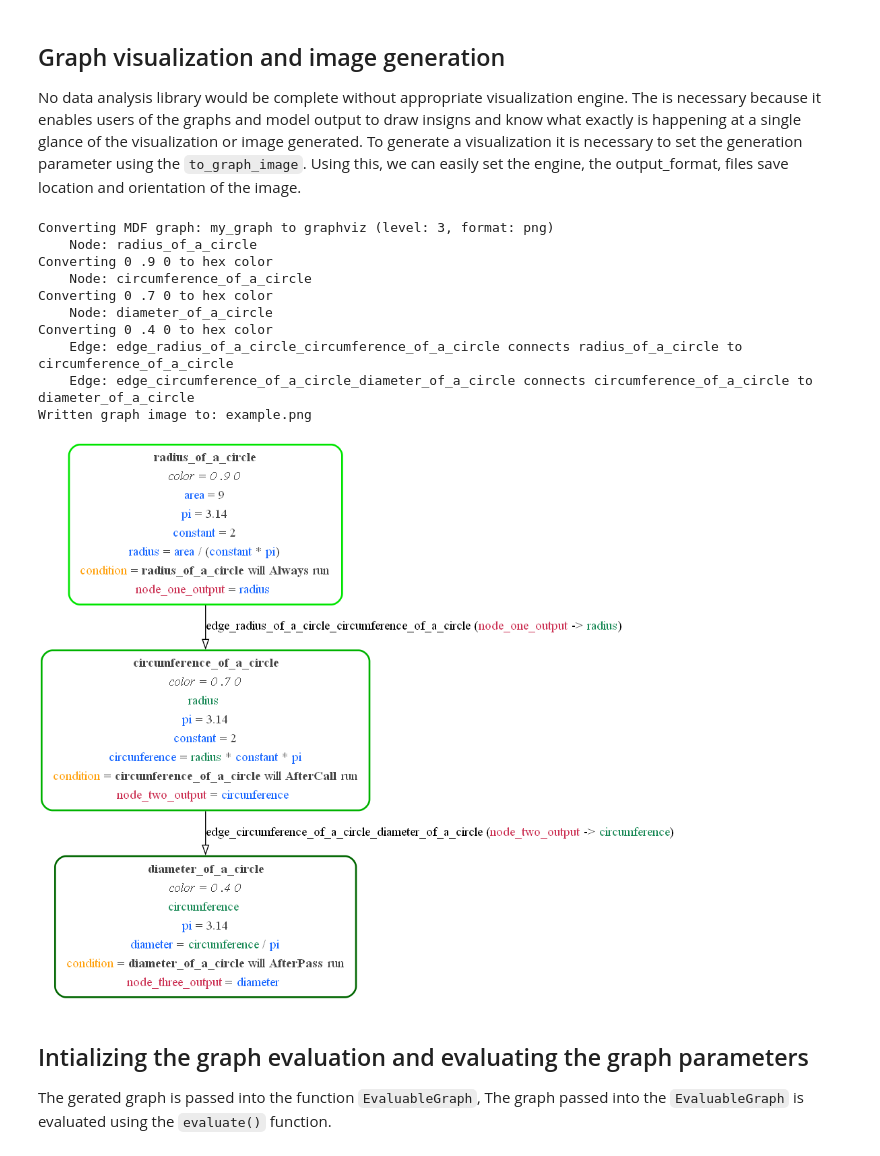
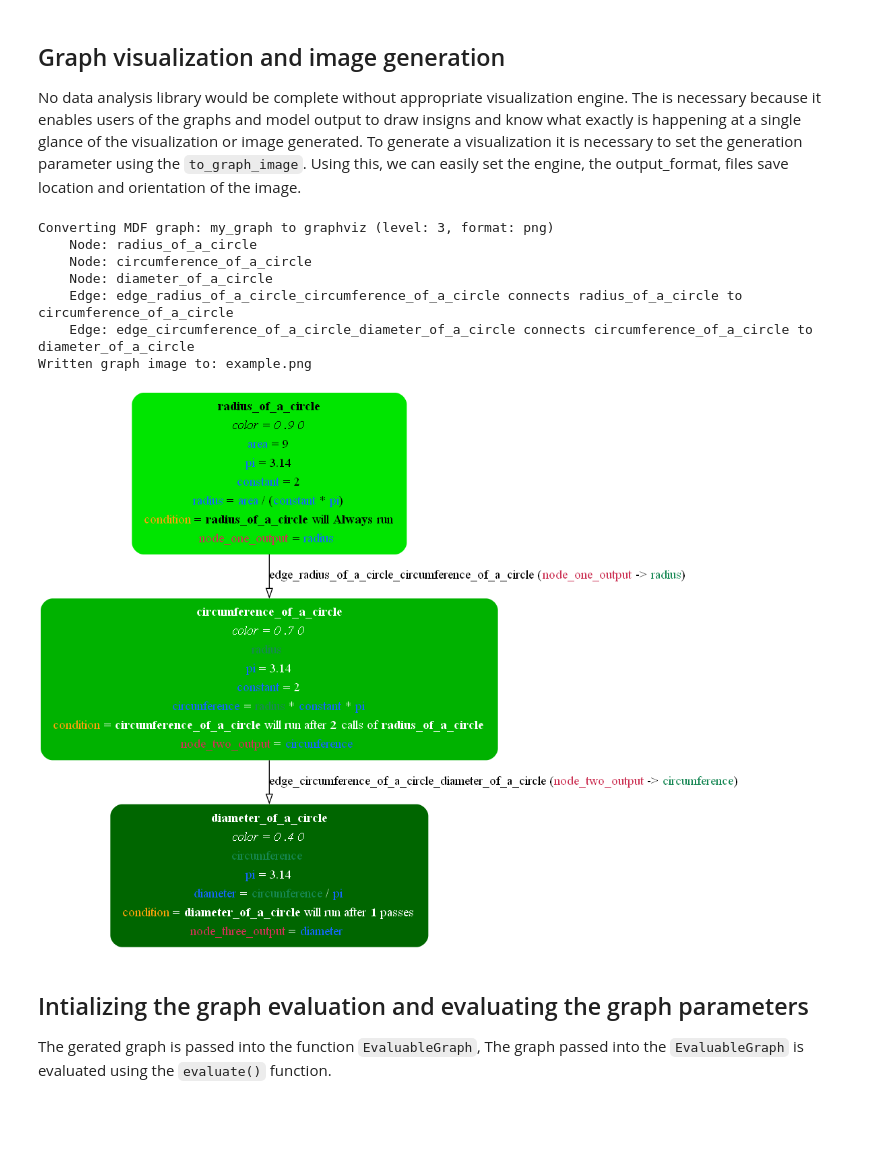
Before and after one commit to ModECI/MDF, a Jupyter notebook: Outreachy_application/SimpleExample_task/SimpleExample.ipynb, the cells around one changed output. Saved outputs shown, nothing was run; the diff lists cells and outputs as text; code cells hidden in the pictures; blank space fills up the shorter version.

Commit message:
modified SimpleExample markdowns and added solid colors to graph

```diff
--- a/Outreachy_application/SimpleExample_task/SimpleExample.ipynb
+++ b/Outreachy_application/SimpleExample_task/SimpleExample.ipynb
@@ -252,26 +255,24 @@ No data analysis library would be complete without appropriate visualization eng
 # %%
 # Graph conversion
 my_model.to_graph_image(engine= "dot",
                        output_format= "png",
                        view_on_render= False,
                        level= 3,
                        filename_root= "example",
-                       is_horizontal= False)
+                       is_horizontal= False,
+                       solid_color= True)
 
 # Graph visualisation
 Image(filename= "example.png")
 # %% [output]
 Converting MDF graph: my_graph to graphviz (level: 3, format: png)
     Node: radius_of_a_circle
-Converting 0 .9 0 to hex color
     Node: circumference_of_a_circle
-Converting 0 .7 0 to hex color
     Node: diameter_of_a_circle
-Converting 0 .4 0 to hex color
     Edge: edge_radius_of_a_circle_circumference_of_a_circle connects radius_of_a_circle to circumference_of_a_circle
     Edge: edge_circumference_of_a_circle_diameter_of_a_circle connects circumference_of_a_circle to diameter_of_a_circle
 Written graph image to: example.png
-[figure, old version]
+[figure, new version]
 # %% [markdown]
 ## Intializing the graph evaluation and evaluating the graph parameters
 The gerated graph is passed into the function `EvaluableGraph`, The graph passed into the `EvaluableGraph` is evaluated using the `evaluate()` function.
```
Also changed, not shown: parts of 2 cells of this notebook, 4 other files.
